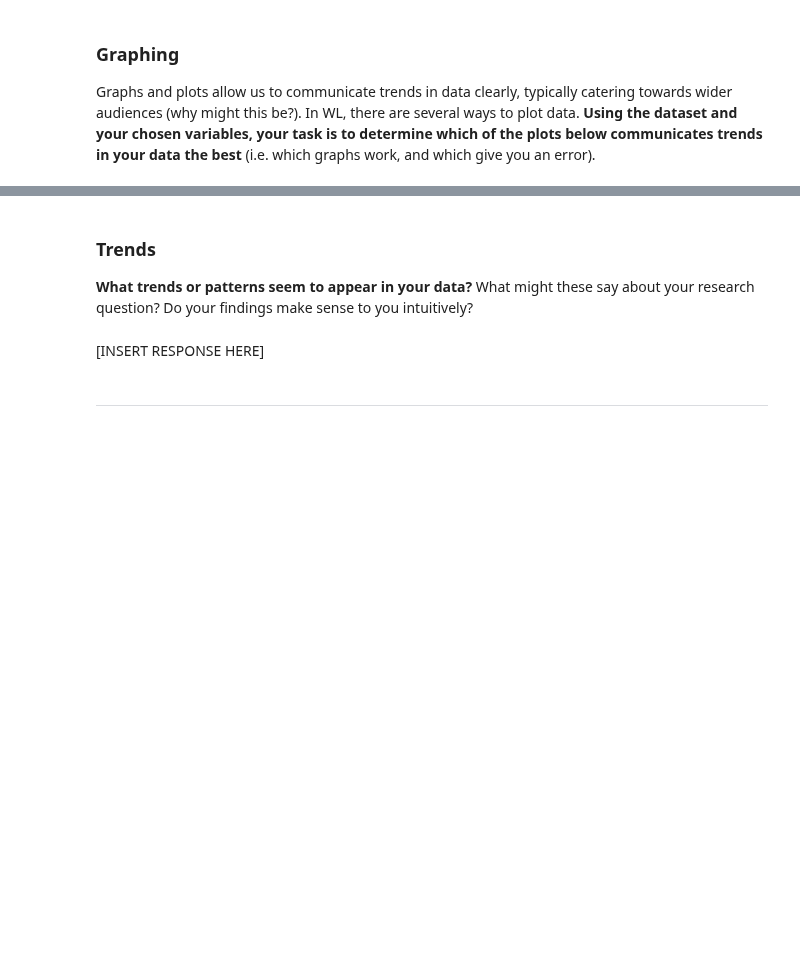
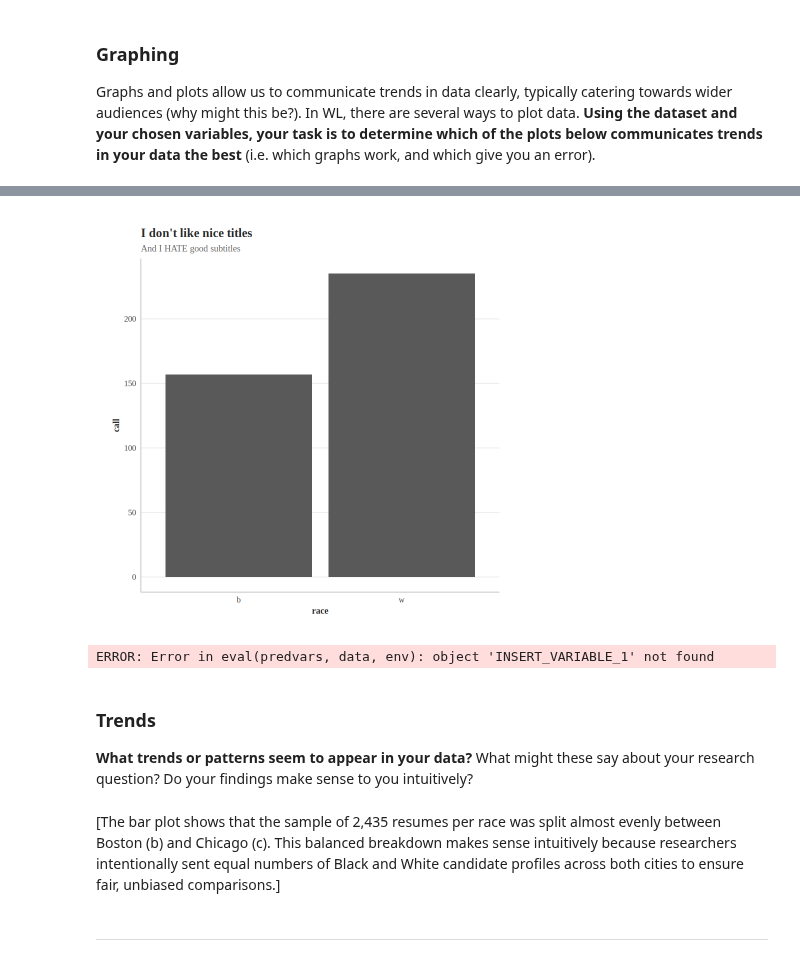
Before and after one commit to Daniel-P-G-22/Unit0, a Jupyter notebook: ApResearchCT_SS.ipynb, the cells around one changed output, grey strips where cells are left out. Saved outputs shown, nothing was run; the diff lists cells and outputs as text; code cells hidden in the pictures; blank space fills up the shorter version.

```diff
--- a/ApResearchCT_SS.ipynb
+++ b/ApResearchCT_SS.ipynb
@@ -163,25 +157,29 @@ bar_plot(lakisha,
 # %%
 column_plot(lakisha,
-            x= INSERT_VARIABLE_1,
-            y= INSERT_VARIABLE_2)
+            x= race,
+            y= call)
+# %% [output]
+[figure, added]
 # %%
 logit_model <- glm(call~race+INSERT_VARIABLE_1, lakisha, family=binomial)
 predicted_probs <- predict(logit_model, type = "response")
 lakisha <- lakisha%>%mutate(probs=predicted_probs)
 
 scatter_plot(lakisha,
-             x=INSERT_VARIABLE_1,
+             x= years_exp,
              y=probs,
              y_name="Probability of Receiving Callback",
              color_by=race,
              line=TRUE)
+# %% [output]
+ERROR: Error in eval(predvars, data, env): object 'INSERT_VARIABLE_1' not found
 # %% [markdown]
 ### Trends
 
 
 **What trends or patterns seem to appear in your data?** What might these say about your research question? Do your findings make sense to you intuitively?
-# %% [markdown]
-[INSERT RESPONSE HERE]
+# %% [markdown]
+[The bar plot shows that the sample of 2,435 resumes per race was split almost evenly between Boston (b) and Chicago (c). This balanced breakdown makes sense intuitively because researchers intentionally sent equal numbers of Black and White candidate profiles across both cities to ensure fair, unbiased comparisons.]
 # %% [markdown]
 
 
```
Also changed, not shown: parts of 18 cells of this notebook.
